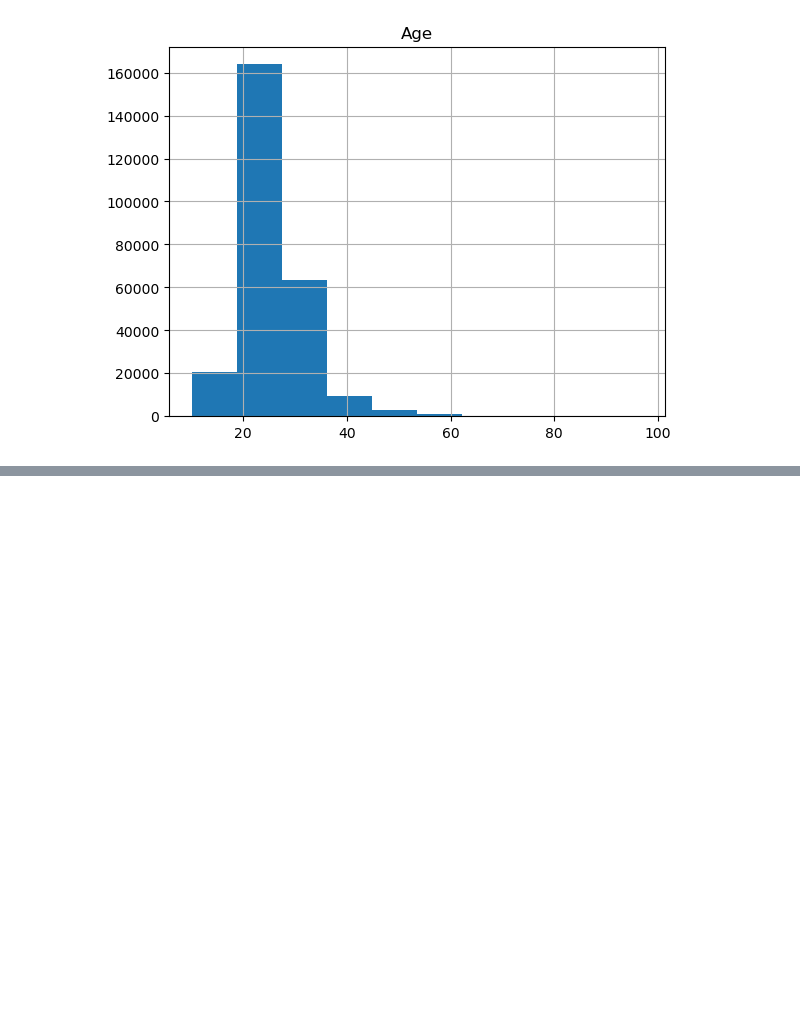
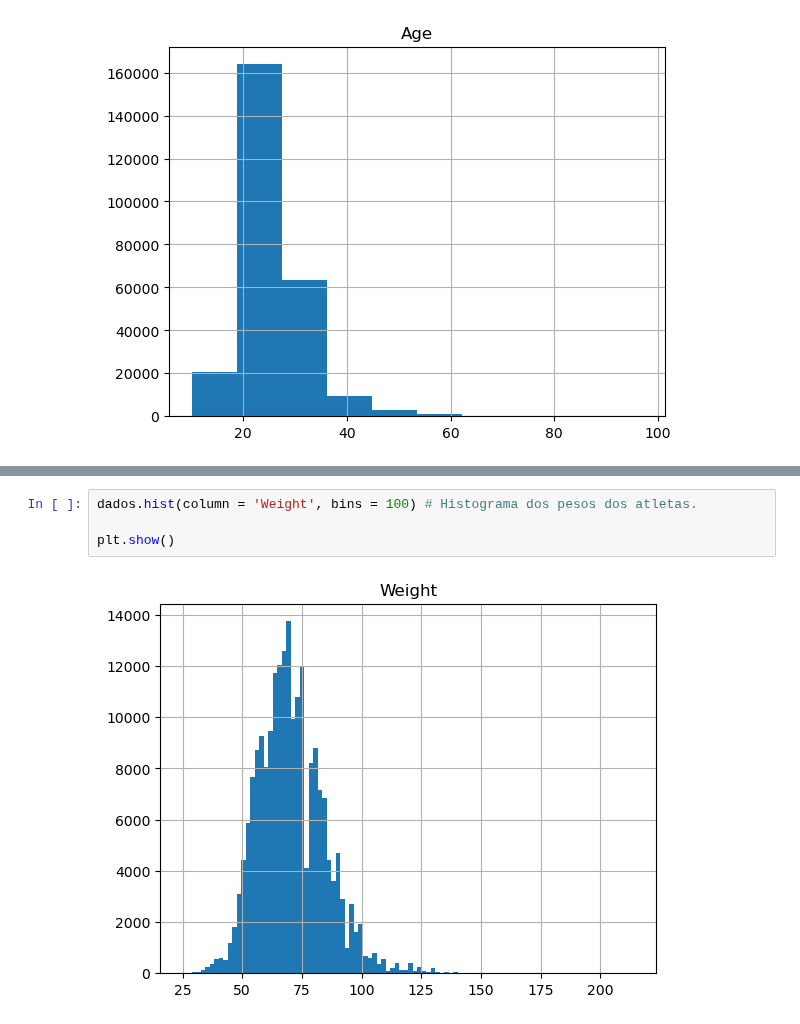
Before and after one commit to francojra/python_para_machine_learning, a Jupyter notebook: Machine_Learning.ipynb, the cells around one changed output, grey strips where cells are left out. Saved outputs shown, nothing was run; the diff lists cells and outputs as text; blank space fills up the shorter version.

```diff
--- a/Machine_Learning.ipynb
+++ b/Machine_Learning.ipynb
@@ -843,0 +851,6 @@ plt.show() # Para apresentar o gráfico.
+# %%
+dados.hist(column = 'Weight', bins = 100) # Histograma dos pesos dos atletas.
+
+plt.show()
+# %% [output]
+[figure, added]
```
Also changed, not shown: parts of 1 cell of this notebook.
